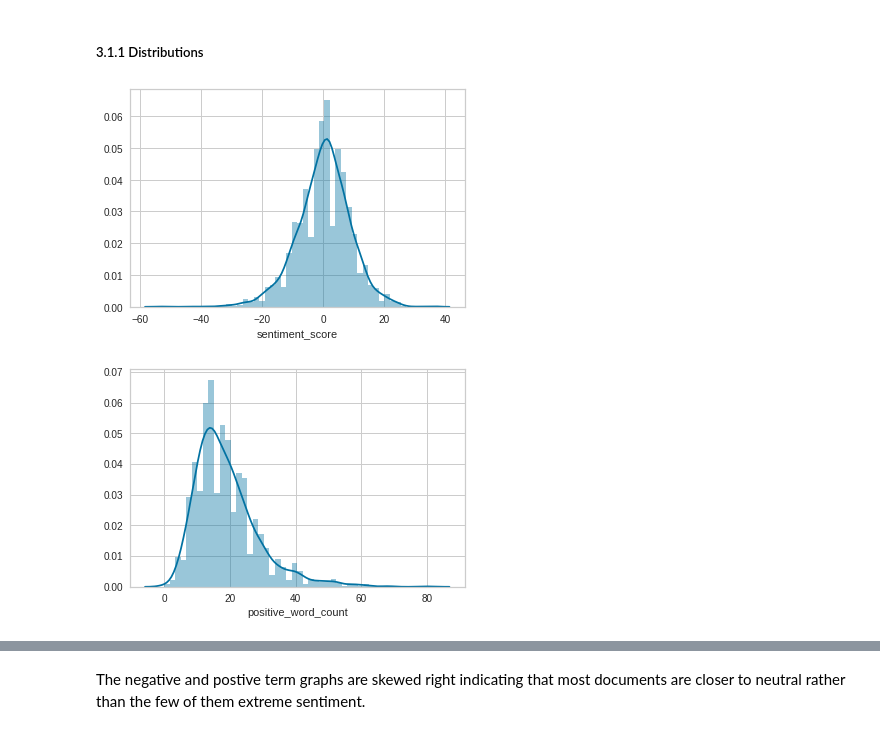
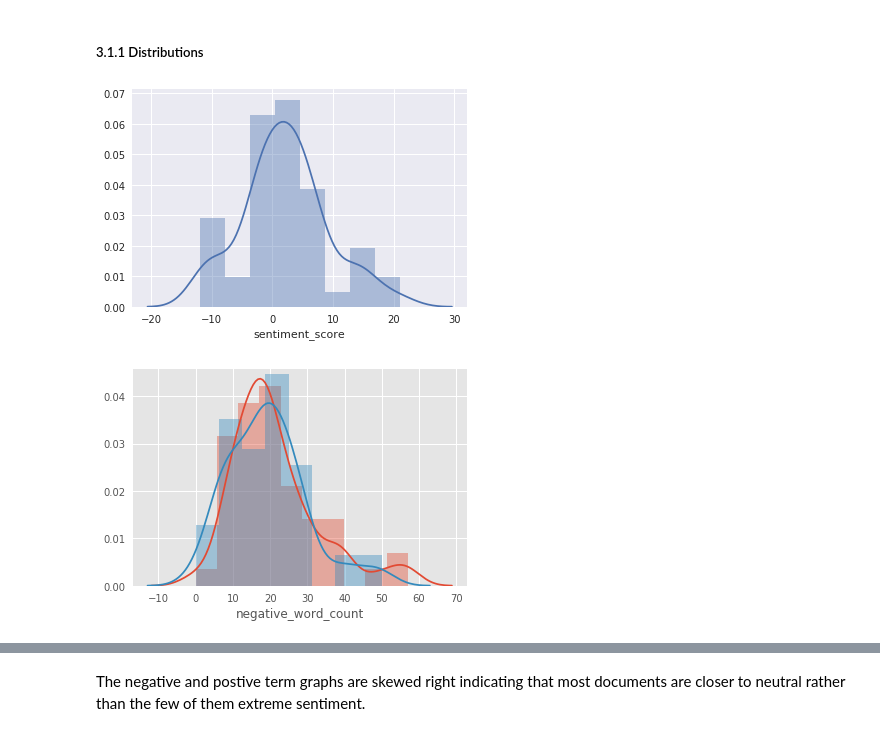
Before and after one commit to avirajs/ML_Proj1, a Jupyter notebook: Project1.ipynb, the cells around one changed output, grey strips where cells are left out. Cells and saved outputs as stored; diff of their text form; code cells hidden in the pictures.

Commit message:
Add violin plots and put histograms on top of each other

```diff
--- a/Project1.ipynb
+++ b/Project1.ipynb
@@ -80,4 +80,6 @@ print(example_raw.read()[:1000])
 #code to view cleaned version
 print("\n************************Preprocessed Version*******************\n")
 print(documents[0][:1000])
+documents = documents[:50]
+char_count = char_count[:50]
 # %% [output]
@@ -309,7 +311,7 @@ The values in this bag instance are bigrams that are the cartesian products of t
 # %%
 #Statistical dataframes by document. columns are pos, neg, vocab size, character number, sentiment vocab numbner and class score
 data_stats = pd.DataFrame()
-length = neg_bag_words.shape[0]
+length = pos_bag_words.shape[0]
 data_stats['positive_word_count'] = [ pos_count_vect.inverse_transform(pos_bag_words[doc])[0].size for doc in range(length)]
 data_stats['negative_word_count'] = [ neg_count_vect.inverse_transform(neg_bag_words[doc])[0].size for doc in range(length)]
 #total characters used
@@ -328,22 +330,22 @@ def sentiment_level(row):
 
     if score > 0.333:
         #the good is double the bad
-        return "6 Very Good"
+        return "3 Very Good"
     elif score > 0.2:
         #the good is 50% more the bad
-        return "5 Good"
+        return "2 Good"
     elif score > 0.111:
         #the good is 25% more the bad
-        return "4 Alright"
+        return "1 Alright"
     elif score < -0.333:
         #the bad is double the good
-        return "3 Very Bad"
+        return "-3 Very Bad"
     elif score < -0.2:
         #the bad is 50% more the good
-        return "2 Bad"
+        return "-2 Bad"
     elif score < -0.111:
         #the bad is 25% more the good
-        return "1 Not Alright"
+        return "-1 Not Alright"
     else:
         return "0 Neutral"
 
@@ -389,8 +391,8 @@ Creating this data frame can give insight into how different levels of sentiment
 warnings.filterwarnings('ignore')
 sns.distplot(data_stats.sentiment_score);
 # %% [output]
-[figure, old version]
+[figure, new version]
 # %%
-sns.distplot(data_stats.positive_word_count);
+sns.distplot(data_stats.positive_word_count);sns.distplot(data_stats.negative_word_count);
 # %% [output]
-[figure, old version]
+[figure, new version]
```
Also changed, not shown: parts of 27 cells of this notebook.
